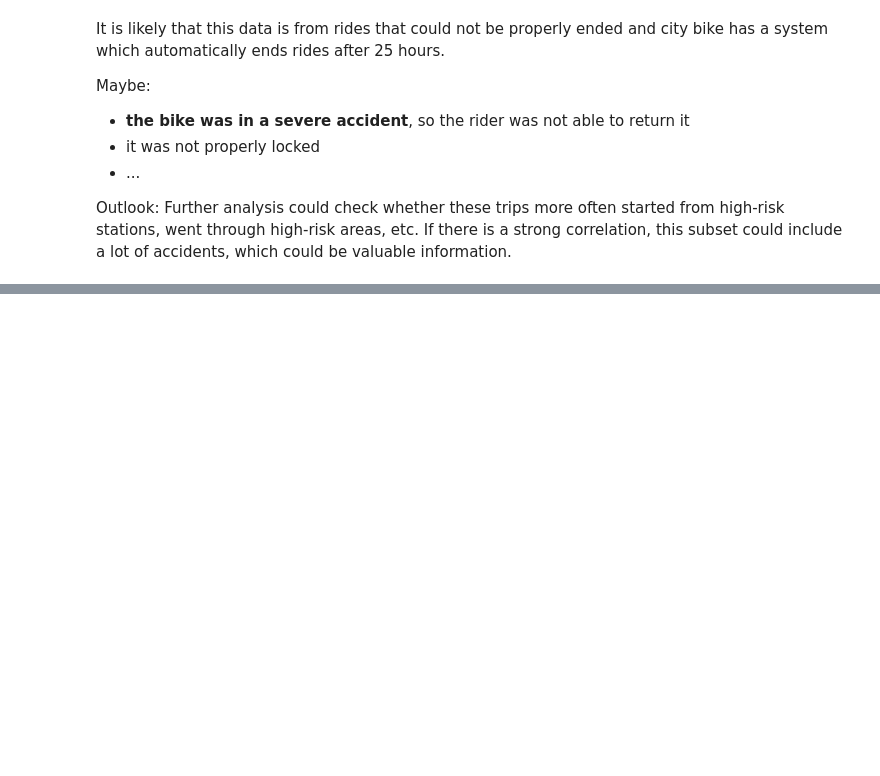
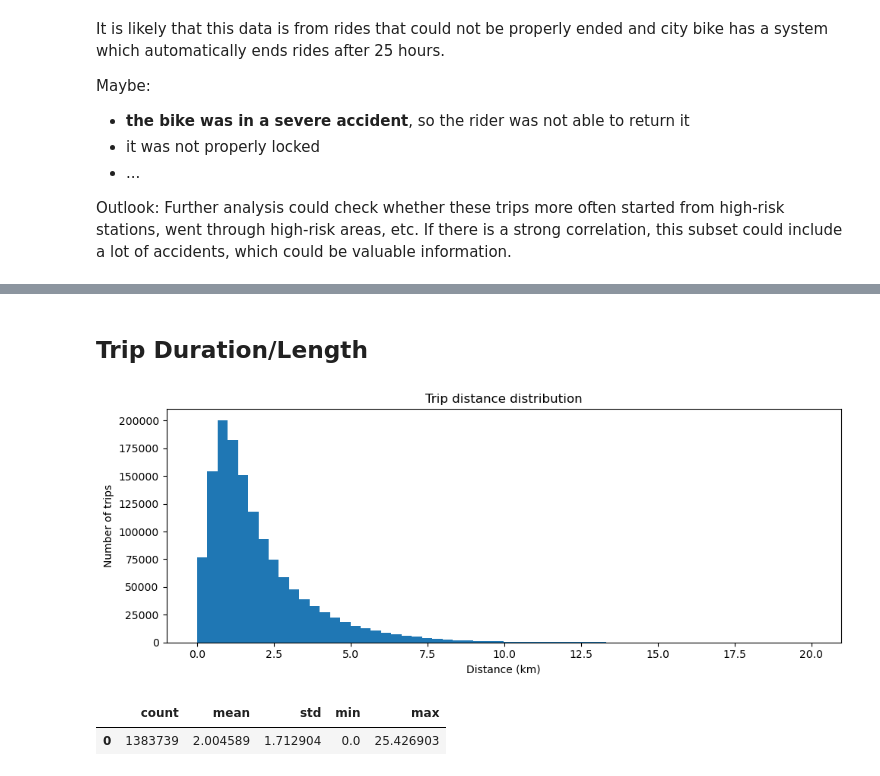
Before and after one commit to Felix-Middeldorf/citibike-nypd-insurance, a Jupyter notebook: notebooks/02_Citi_Bike_EDA.ipynb, the cells around one changed output, grey strips where cells are left out. Saved outputs shown, nothing was run; the diff lists cells and outputs as text; code cells hidden in the pictures; blank space fills up the shorter version.

```diff
--- a/notebooks/02_Citi_Bike_EDA.ipynb
+++ b/notebooks/02_Citi_Bike_EDA.ipynb
@@ -468,0 +513,2 @@ Outlook: Further analysis could check whether these trips more often started fro
+# %% [markdown]
+## Trip Duration/Length
@@ -468,0 +600,6 @@ Outlook: Further analysis could check whether these trips more often started fro
+# %%
+plot_trip_distance_hist(df_citibike);
+# %% [output]
+[figure, added]
+|  | count | mean | std | min | max |
+| 0 | 1383739 | 2.004589 | 1.712904 | 0.0 | 25.426903 |
```
Also changed, not shown: parts of 19 cells of this notebook.
